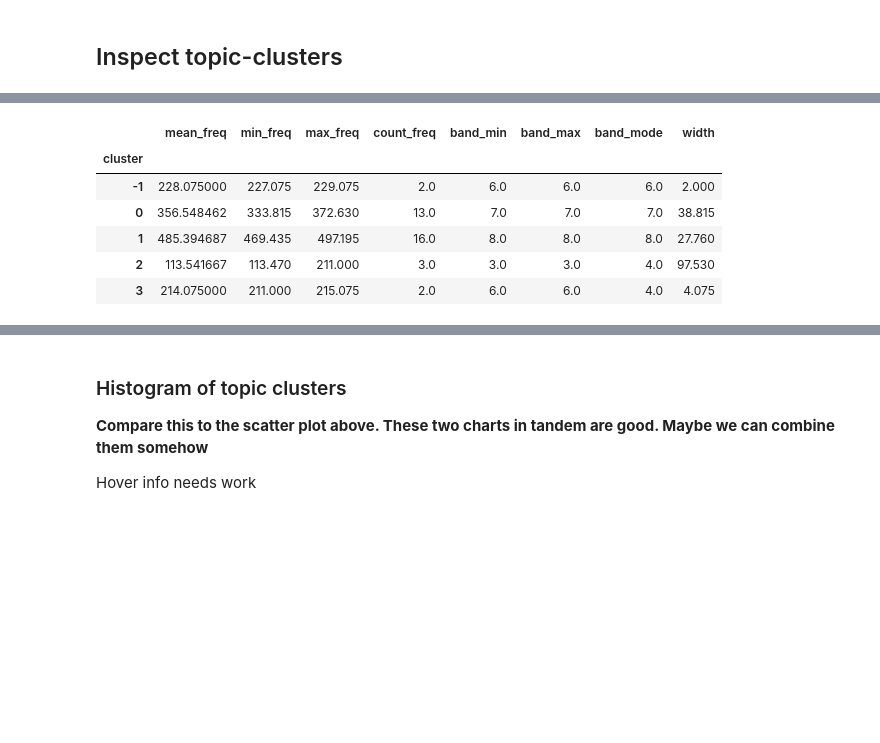
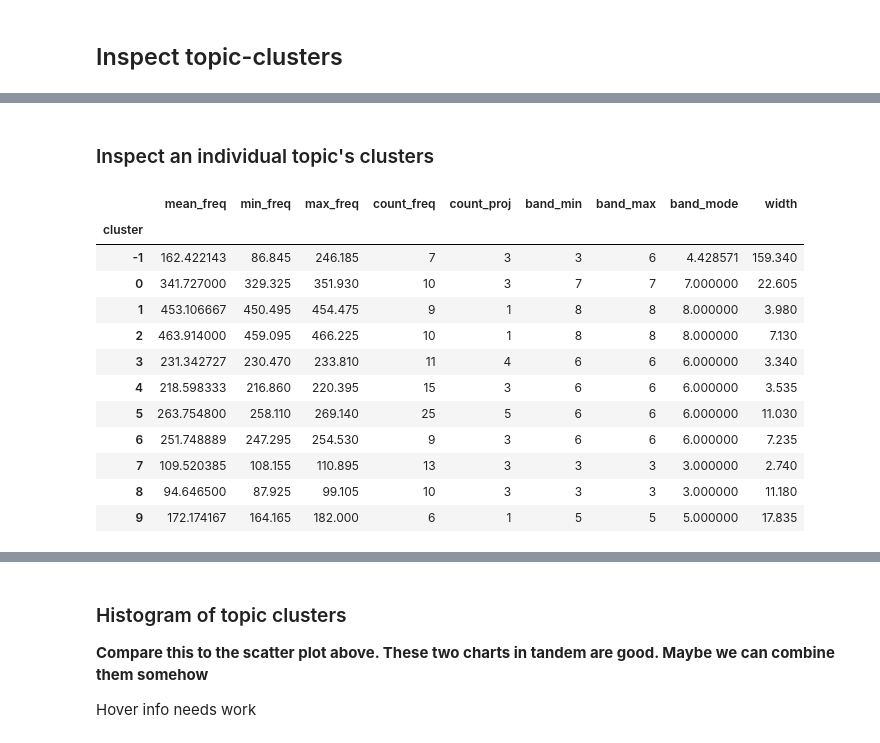
Before and after one commit to rlipps/NRAO_Capstone, a Jupyter notebook: model_notebooks/Full_Model_Updated_Data_Input.ipynb, the cells around one changed output, grey strips where cells are left out. Cells and saved outputs as stored; diff of their text form; code cells hidden in the pictures; blank space fills up the shorter version.

```diff
--- a/model_notebooks/Full_Model_Updated_Data_Input.ipynb
+++ b/model_notebooks/Full_Model_Updated_Data_Input.ipynb
@@ -507,11 +386,13 @@ def cluster_cleaning(cluster_df, topic_df):
 ## HDBSCAN Train/Test Code
 ### Loop over topics and find accuracy measurements
 # %%
+band_prediction_limit = 2               # Number of top band predictions to include. 0 to include all
 test_project_hits = 0                   # Hits for all projects if at least one measurement is matched
 test_project_meas_hit_rate = []         # List of hit rates by project
 topic_cluster_widths = []               # List of cluster widths by topic to ensure generated clusters are not too wide (list of lists)
 total_num_clusters = 0                  # List of number of clusters for each topic
 topic_cluster_stat_list = []            # List of dataframes with clusters by topic. Used to make a main topic-cluster data frame later
+topic_measurement_stat_list = []        # List of dataframes with measurements by topic. Used to make a main topic-measurement data frame later
 
 # Loop over topics
 for tpc in set(proj_max_topic.max_topic.values):
@@ -538,27 +419,35 @@ for tpc in set(proj_max_topic.max_topic.values):
     print(f'Noise proportion: {round(list(labels).count(-1)/labels.shape[0], 3)}')
     print(f'Signal proportion: {round(1-list(labels).count(-1)/labels.shape[0], 3)}')
 
-    # Create data frame for measurements in this specific topic
-    selected_topic = pd.DataFrame(train_topic_freqs.loc[tpc].med_freq,
-                                  train_topic_freqs.loc[tpc].band)\
-                                    .reset_index()
-    selected_topic.columns = ['band', 'med_freq']
-    selected_topic['cluster_label'] = labels
+    topic_measurement = pd.DataFrame.from_dict({'med_freq':train_topic_freqs.loc[tpc].med_freq,
+                                            'band':train_topic_freqs.loc[tpc].band,
+                                            'project_code':train_topic_freqs.loc[tpc].project_code,
+                                            'cluster_label':labels})
+
+    # Add topic_measurement to
+    topic_measurement = pd.concat({tpc: topic_measurement}, names=['topic'])
+    topic_measurement.index.names = ['topic', 'measurement']
+
+    # Append topic_cluster to topic_cluster_stats for analysis later
+    topic_measurement_stat_list.append(topic_measurement)
+
+    #Clean clusters in topic_measurment, breaking up clusters that span more than one band
+    cluster_cleaning(topic_measurement, 5)
 
     # Generate topic_cluster data frame for this topic
     # Clusters are defined by the minimum and maximum median_freq for all labeled measurements
-    topic_cluster = selected_topic.groupby('cluster_label').agg(
+    topic_cluster = topic_measurement.groupby('cluster_label').agg(
         mean_freq=('med_freq', 'mean'),
         min_freq=('med_freq', 'min'),
         max_freq=('med_freq', 'max'),
         count_freq=('med_freq', 'count'),
+        count_proj=('project_code', 'nunique'),
         band_min=('band', 'min'),
         band_max=('band', 'max'),
         band_mode=('band', 'mean')
     )
 
-    # Break up clusters that span more than one band
-    topic_cluster = cluster_cleaning(topic_cluster, selected_topic)
+    # Sort index
     topic_cluster = topic_cluster.sort_index()
 
     # Add width for cleaned clusters
@@ -586,7 +475,7 @@ for tpc in set(proj_max_topic.max_topic.values):
             cluster_widths.append(max_freq - min_freq)
             total_num_clusters += 1
             if (topic_cluster.loc[clst].band_min != topic_cluster.loc[clst].band_max):
-                print("BAND OVERLAP")
+                    print("BAND OVERLAP")
         print('')
         print(f'Topic {tpc} cluster width stats:')
         print(np.round(pd.Series(cluster_widths).describe(), 4))
@@ -610,14 +499,21 @@ for tpc in set(proj_max_topic.max_topic.values):
     for tp in tps.index:
         tp_hr = 0   # Hit rate for this specific project
         # Loop over measurements in test project
+
+        # Subset `topic_cluster` to be the top two predicted bands for each project
+        topic_cluster_subset = topic_cluster[topic_cluster.band_mode.isin(literal_eval(band_predictions.loc[tp].band_predictions)[-band_prediction_limit:])]
+        if topic_cluster.shape[0] != 0:
+            print(f'Ratio of recommended clusters to total clusters: {topic_cluster_subset.shape[0]/topic_cluster.shape[0]}')
+        else: print(f'No clusters for topic {tpc}')
+
         for meas in test_proj_meas.loc[tp].med_freq:
             # Loop over clusters in topic
             # Note we have a multi index so we want to get to the 'cluster' index, being level 1
-            for clust in topic_cluster.index.get_level_values(level=1):
+            for clust in topic_cluster_subset.index.get_level_values(level=1):
                 # Skip noise
                 if clust != -1:
-                    lower_bound = round(topic_cluster.loc[tpc, clust].min_freq, 3)
-                    upper_bound = round(topic_cluster.loc[tpc, clust].max_freq, 3)
+                    lower_bound = round(topic_cluster_subset.loc[tpc, clust].min_freq, 3)
+                    upper_bound = round(topic_cluster_subset.loc[tpc, clust].max_freq, 3)
                     if ((meas >= lower_bound) and (meas <= upper_bound)):
                         tp_hr += 1
                         break
@@ -739,10 +815,18 @@ topic_cluster_stats.query('band_max - band_min > 1 and cluster != -1')\
+# %% [markdown]
+### Inspect an individual topic's clusters
 # %%
-topic_cluster_stats.loc[11]
+topic_cluster_stats.loc[0]
 # %% [output]
-|  | mean_freq | min_freq | max_freq | count_freq | band_min | band_max | band_mode | width |
-| cluster |  |  |  |  |  |  |  |  |
-| -1 | 228.075000 | 227.075 | 229.075 | 2.0 | 6.0 | 6.0 | 6.0 | 2.000 |
-| 0 | 356.548462 | 333.815 | 372.630 | 13.0 | 7.0 | 7.0 | 7.0 | 38.815 |
-| 1 | 485.394687 | 469.435 | 497.195 | 16.0 | 8.0 | 8.0 | 8.0 | 27.760 |
-| 2 | 113.541667 | 113.470 | 211.000 | 3.0 | 3.0 | 3.0 | 4.0 | 97.530 |
-| 3 | 214.075000 | 211.000 | 215.075 | 2.0 | 6.0 | 6.0 | 4.0 | 4.075 |
+|  | mean_freq | min_freq | max_freq | count_freq | count_proj | band_min | band_max | band_mode | width |
+| cluster |  |  |  |  |  |  |  |  |  |
+| -1 | 162.422143 | 86.845 | 246.185 | 7 | 3 | 3 | 6 | 4.428571 | 159.340 |
+| 0 | 341.727000 | 329.325 | 351.930 | 10 | 3 | 7 | 7 | 7.000000 | 22.605 |
+| 1 | 453.106667 | 450.495 | 454.475 | 9 | 1 | 8 | 8 | 8.000000 | 3.980 |
+| 2 | 463.914000 | 459.095 | 466.225 | 10 | 1 | 8 | 8 | 8.000000 | 7.130 |
+| 3 | 231.342727 | 230.470 | 233.810 | 11 | 4 | 6 | 6 | 6.000000 | 3.340 |
+| 4 | 218.598333 | 216.860 | 220.395 | 15 | 3 | 6 | 6 | 6.000000 | 3.535 |
+| 5 | 263.754800 | 258.110 | 269.140 | 25 | 5 | 6 | 6 | 6.000000 | 11.030 |
+| 6 | 251.748889 | 247.295 | 254.530 | 9 | 3 | 6 | 6 | 6.000000 | 7.235 |
+| 7 | 109.520385 | 108.155 | 110.895 | 13 | 3 | 3 | 3 | 3.000000 | 2.740 |
+| 8 | 94.646500 | 87.925 | 99.105 | 10 | 3 | 3 | 3 | 3.000000 | 11.180 |
+| 9 | 172.174167 | 164.165 | 182.000 | 6 | 1 | 5 | 5 | 5.000000 | 17.835 |
```
Also changed, not shown: parts of 32 cells of this notebook, 1 other file.
